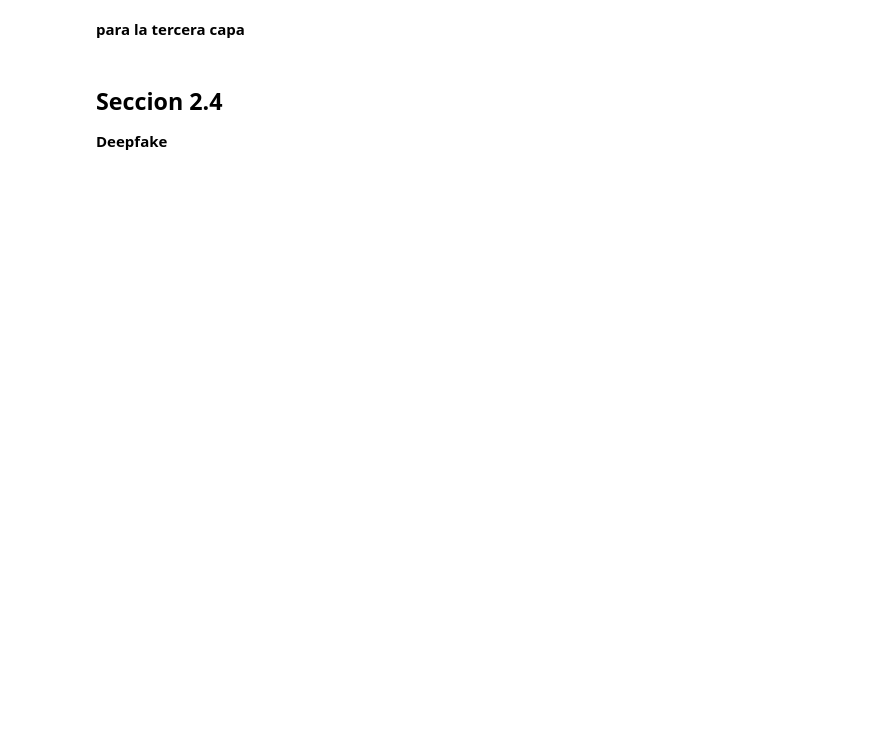
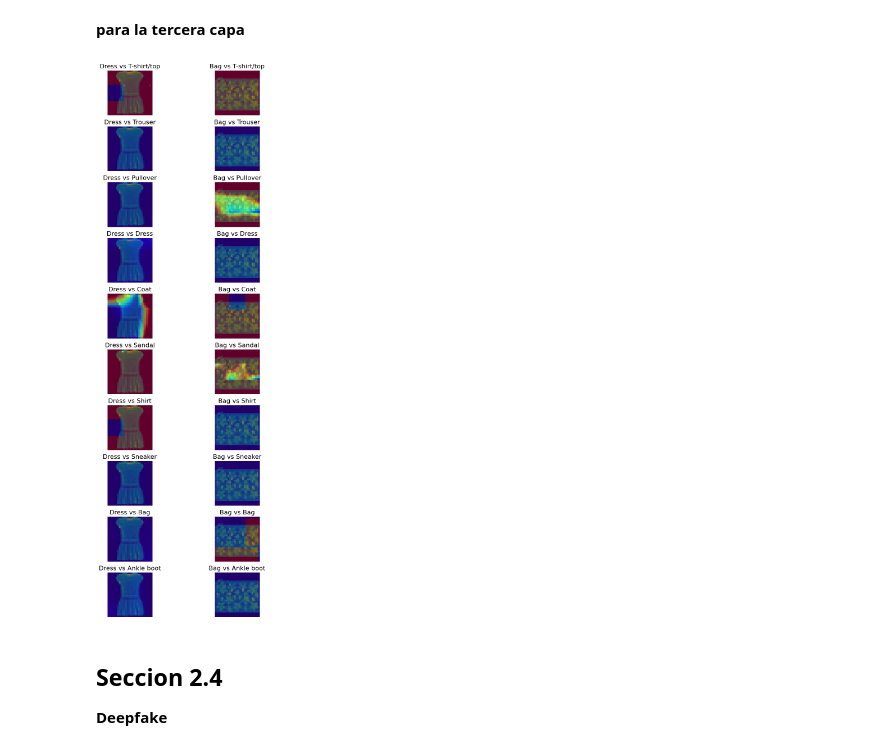
Before and after one commit to juansebastiangit/Inteligencia_artificial, a Jupyter notebook: Parciales/Parcial_1/parcial-1-sección-practica.ipynb, the cells around one changed output. Saved outputs shown, nothing was run; the diff lists cells and outputs as text; code cells hidden in the pictures; blank space fills up the shorter version.

```diff
--- a/Parciales/Parcial_1/parcial-1-sección-practica.ipynb
+++ b/Parciales/Parcial_1/parcial-1-sección-practica.ipynb
@@ -682,3 +611,8 @@ plt.show()
+# %%
+lcam_= generate_cams(img_titles,classes,gradcam,images,"Conv3")
+plot_heatmaps(lcam_,img_titles,classes,images)
+# %% [output]
+[figure, added]
 # %% [markdown]
 ## Seccion 2.4
 **Deepfake**
```
Also changed, not shown: parts of 18 cells of this notebook.
